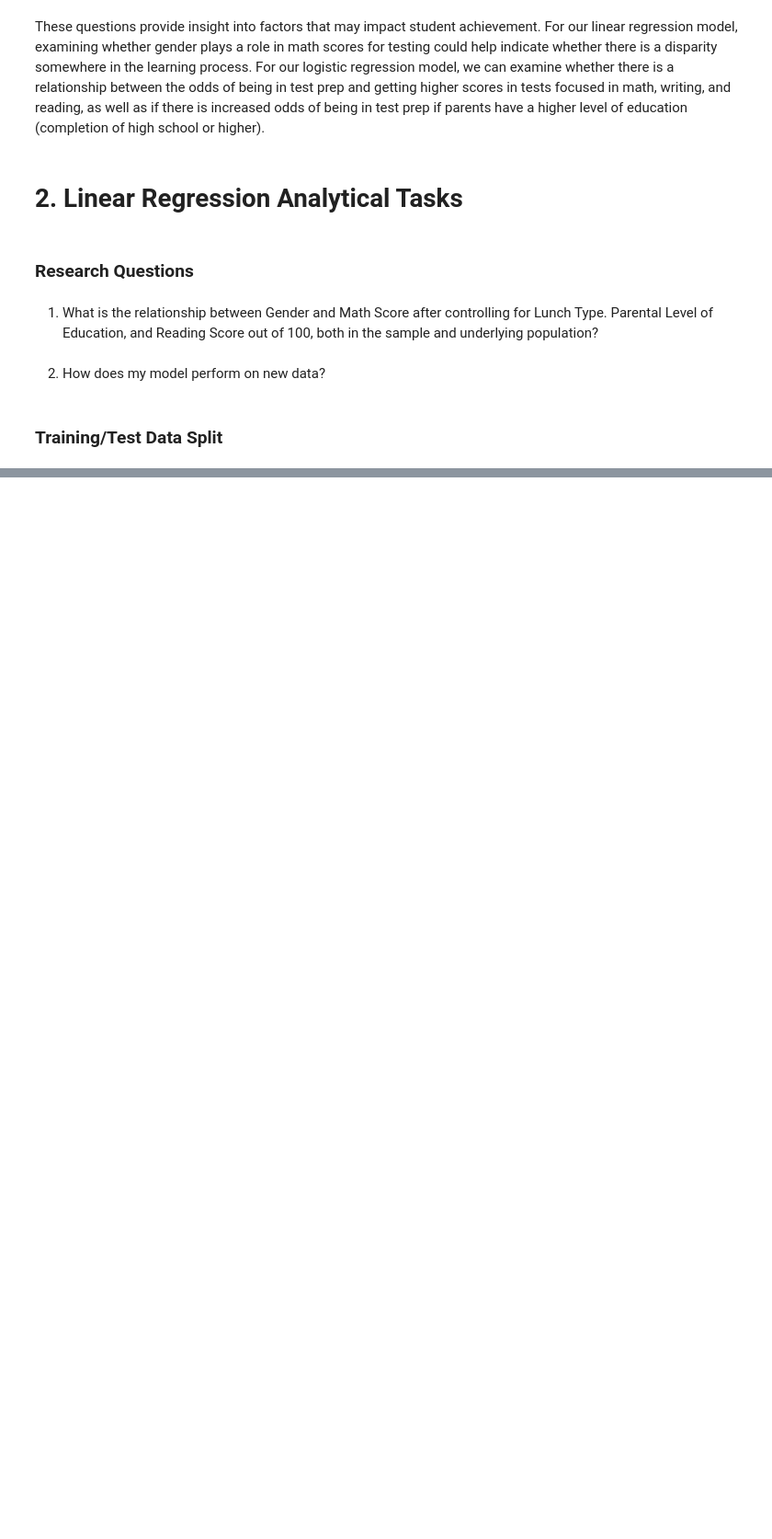
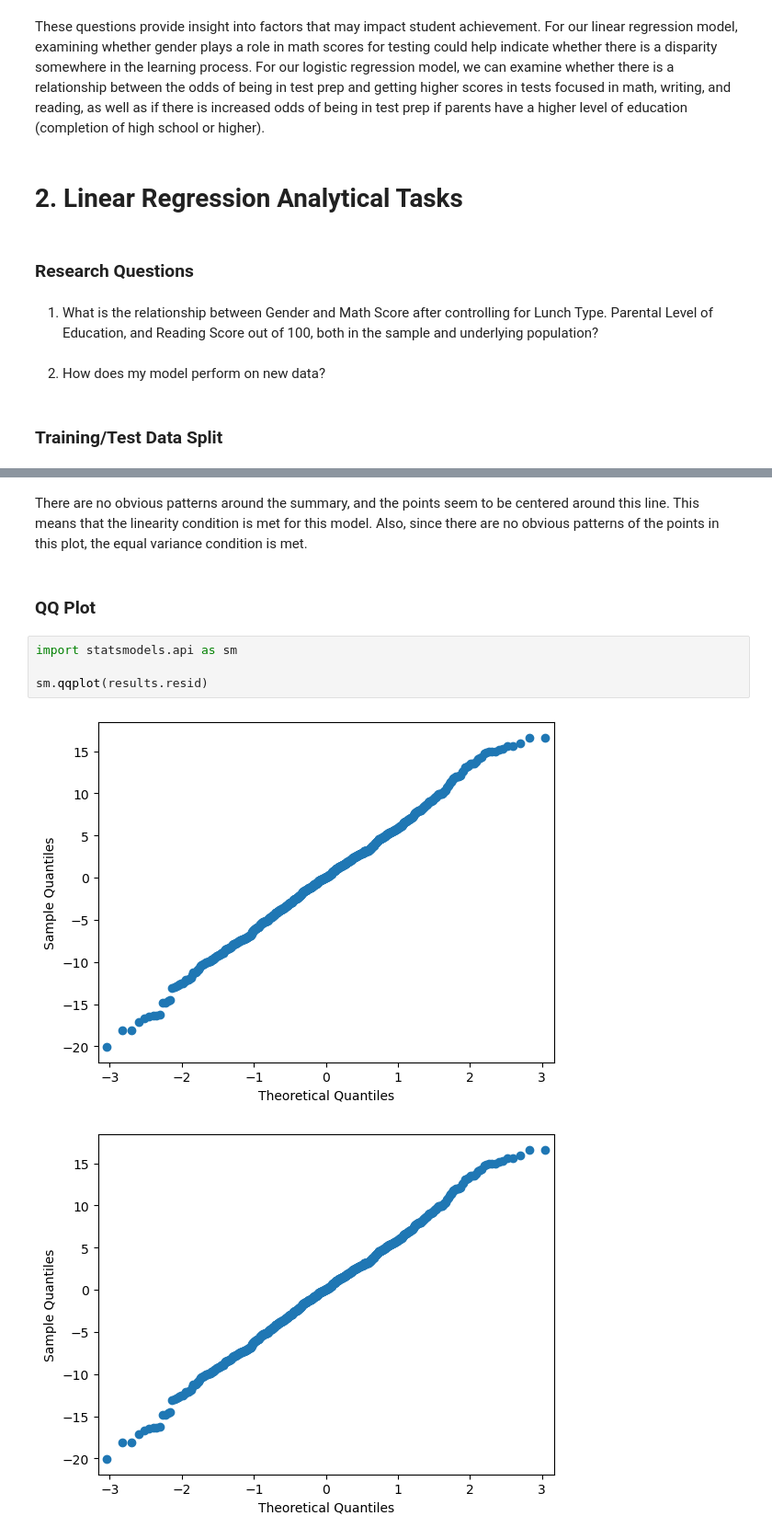
Before and after one commit to sarazarea26/projects, a Jupyter notebook: studentscoreproject.ipynb, the cells around one changed output, grey strips where cells are left out. Shown at 92% size. Drawn from its saved outputs; the diff is of its cells as text; blank space fills up the shorter version.

```diff
--- a/studentscoreproject.ipynb
+++ b/studentscoreproject.ipynb
@@ -66,0 +130,11 @@ NameError: name 'df' is not defined
+# %% [markdown]
+There are no obvious patterns around the summary, and the points seem to be centered around this line. This means that the linearity condition is met for this model. Also, since there are no obvious patterns of the points in this plot, the equal variance condition is met.
+# %% [markdown]
+### QQ Plot
+# %%
+import statsmodels.api as sm
+
+sm.qqplot(results.resid)
+# %% [output]
+[figure, added]
+[figure, added]
```
Also changed, not shown: parts of 26 cells of this notebook.
